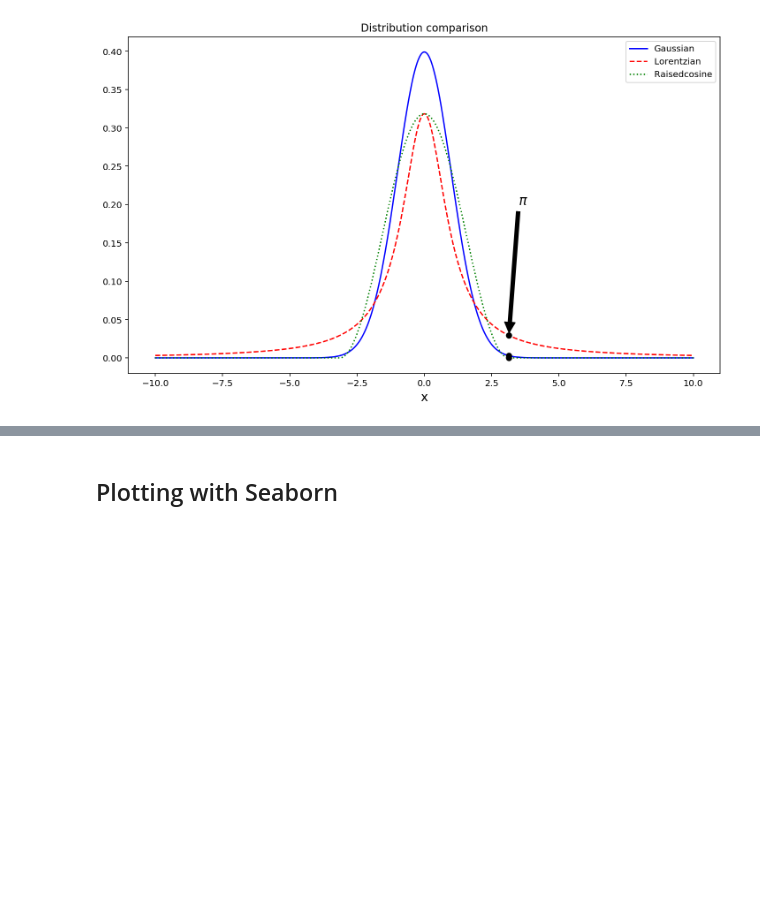
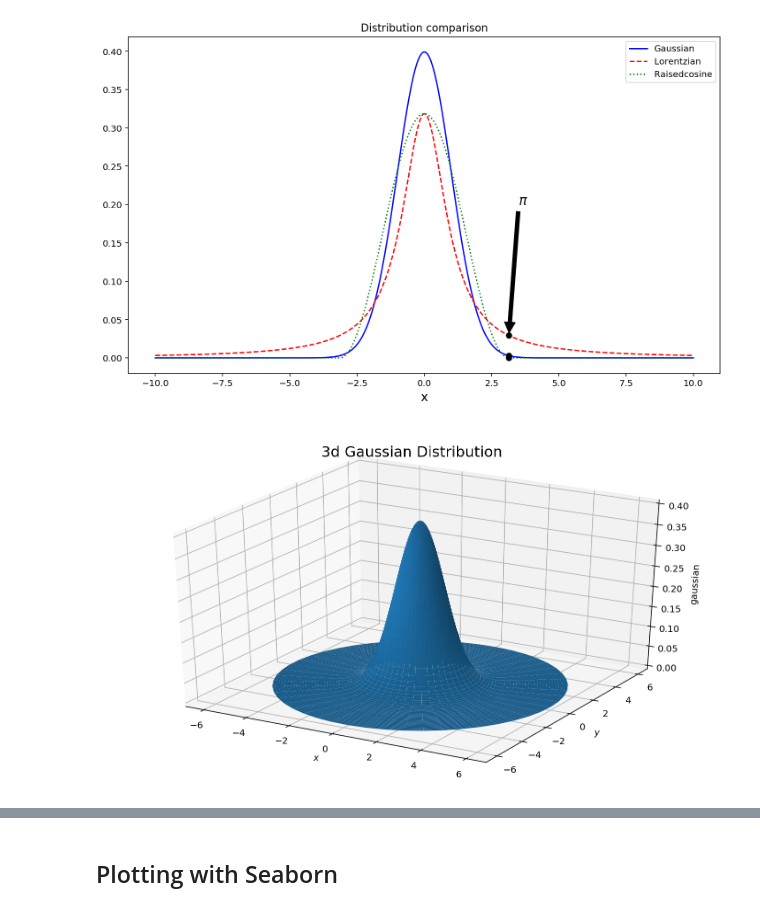
Before and after one commit to chapman-phys220-2017f/cw-05-baylee-and-christine, a Jupyter notebook: cw05.ipynb, the cells around one changed output, grey strips where cells are left out. Drawn from its saved outputs; the diff is of its cells as text; code cells hidden in the pictures; blank space fills up the shorter version.

```diff
--- a/cw05.ipynb
+++ b/cw05.ipynb
@@ -143,0 +168,25 @@ plt.show()
+# %%
+# Gaussian
+
+fig = plt.figure()
+ax = fig.add_subplot(111, projection='3d')
+
+r = np.linspace(0,10,50)
+p = np.linspace(0, 3*np.pi, 50)
+R, P = np.meshgrid(r,p)
+Z = (gaussian(r))
+
+
+X, Y = R*np.cos(P), R*np.sin(P)
+
+ax.plot_surface(X, Y, Z)
+
+ax.set_zlim(0,.4)
+ax.set_xlabel(r'$x$')
+ax.set_ylabel(r'$y$')
+ax.set_zlabel('gaussian')
+
+plt.title('3d Gaussian Distribution', fontsize = 16)
+plt.show()
+# %% [output]
+[figure, added]
```
Also changed, not shown: parts of 11 cells of this notebook.
